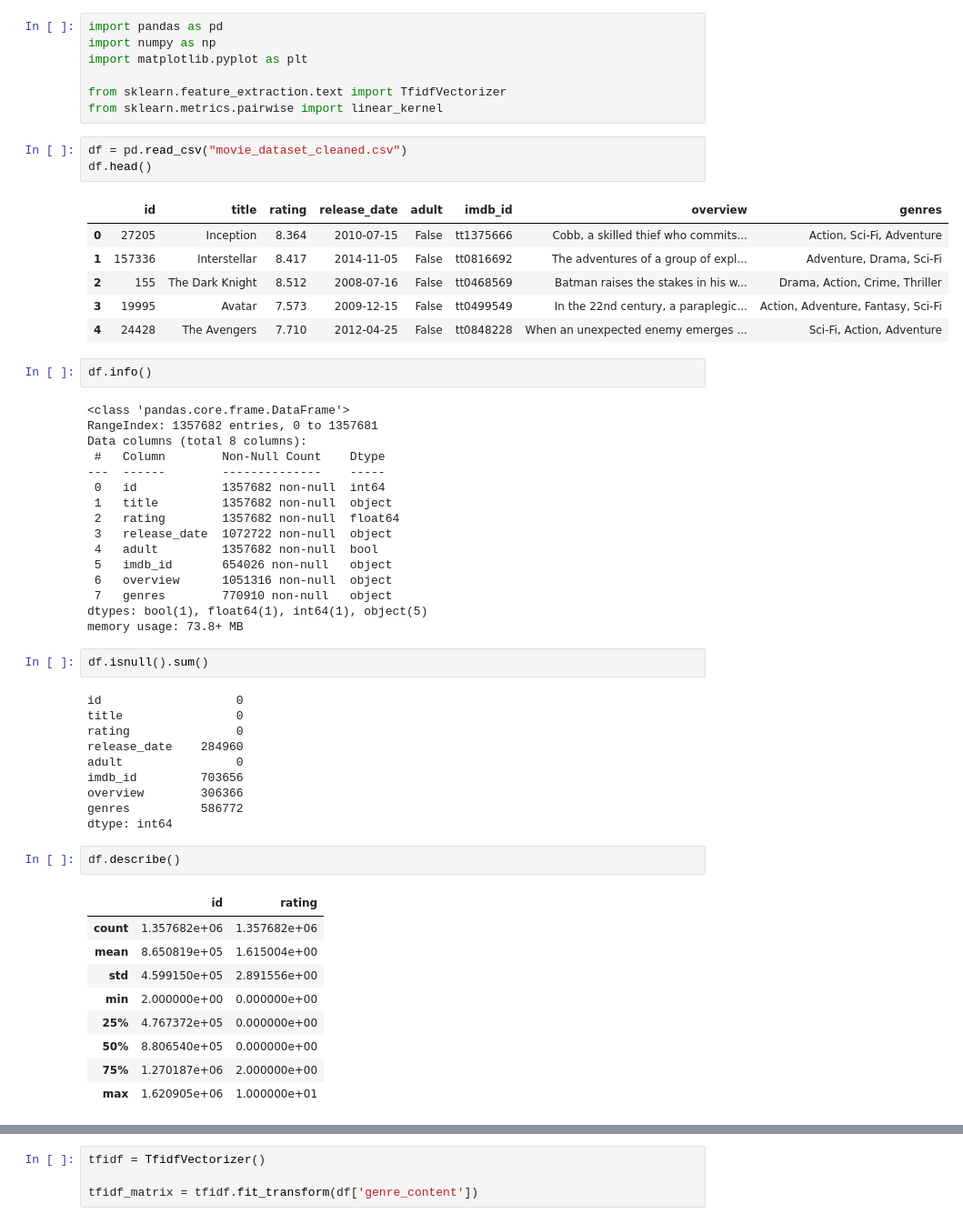
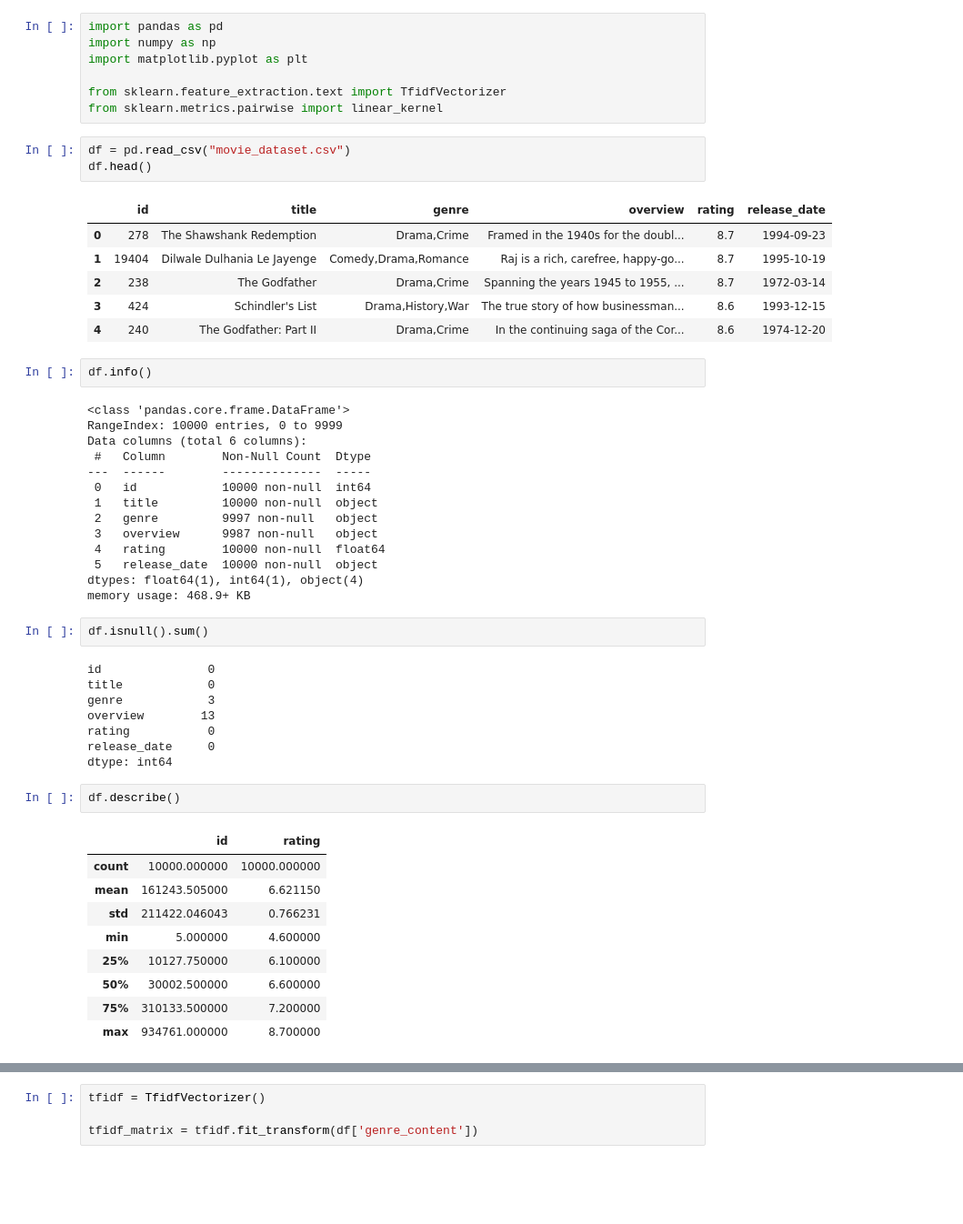
Before and after one commit to SACHIN-S-2004/Movie-Recommendation-System, a Jupyter notebook: movieRecommendation.ipynb, the cells around one changed output, grey strips where cells are left out. Shown at 91% size. Drawn from its saved outputs; the diff is of its cells as text; blank space fills up the shorter version.

```diff
--- a/movieRecommendation.ipynb
+++ b/movieRecommendation.ipynb
@@ -6,55 +6,51 @@ import matplotlib.pyplot as plt
 from sklearn.feature_extraction.text import TfidfVectorizer
 from sklearn.metrics.pairwise import linear_kernel
 # %%
-df = pd.read_csv("movie_dataset_cleaned.csv")
+df = pd.read_csv("movie_dataset.csv")
 df.head()
 # %% [output]
-|  | id | title | rating | release_date | adult | imdb_id | overview | genres |
-| 0 | 27205 | Inception | 8.364 | 2010-07-15 | False | tt1375666 | Cobb, a skilled thief who commits... | Action, Sci-Fi, Adventure |
-| 1 | 157336 | Interstellar | 8.417 | 2014-11-05 | False | tt0816692 | The adventures of a group of expl... | Adventure, Drama, Sci-Fi |
-| 2 | 155 | The Dark Knight | 8.512 | 2008-07-16 | False | tt0468569 | Batman raises the stakes in his w... | Drama, Action, Crime, Thriller |
-| 3 | 19995 | Avatar | 7.573 | 2009-12-15 | False | tt0499549 | In the 22nd century, a paraplegic... | Action, Adventure, Fantasy, Sci-Fi |
-| 4 | 24428 | The Avengers | 7.710 | 2012-04-25 | False | tt0848228 | When an unexpected enemy emerges ... | Sci-Fi, Action, Adventure |
+|  | id | title | genre | overview | rating | release_date |
+| 0 | 278 | The Shawshank Redemption | Drama,Crime | Framed in the 1940s for the doubl... | 8.7 | 1994-09-23 |
+| 1 | 19404 | Dilwale Dulhania Le Jayenge | Comedy,Drama,Romance | Raj is a rich, carefree, happy-go... | 8.7 | 1995-10-19 |
+| 2 | 238 | The Godfather | Drama,Crime | Spanning the years 1945 to 1955, ... | 8.7 | 1972-03-14 |
+| 3 | 424 | Schindler's List | Drama,History,War | The true story of how businessman... | 8.6 | 1993-12-15 |
+| 4 | 240 | The Godfather: Part II | Drama,Crime | In the continuing saga of the Cor... | 8.6 | 1974-12-20 |
 # %%
 df.info()
 # %% [output]
 <class 'pandas.core.frame.DataFrame'>
-RangeIndex: 1357682 entries, 0 to 1357681
-Data columns (total 8 columns):
- #   Column        Non-Null Count    Dtype
----  ------        --------------    -----
- 0   id            1357682 non-null  int64
- 1   title         1357682 non-null  object
- 2   rating        1357682 non-null  float64
- 3   release_date  1072722 non-null  object
- 4   adult         1357682 non-null  bool
- 5   imdb_id       654026 non-null   object
- 6   overview      1051316 non-null  object
- 7   genres        770910 non-null   object
-dtypes: bool(1), float64(1), int64(1), object(5)
-memory usage: 73.8+ MB
+RangeIndex: 10000 entries, 0 to 9999
+Data columns (total 6 columns):
+ #   Column        Non-Null Count  Dtype
+---  ------        --------------  -----
+ 0   id            10000 non-null  int64
+ 1   title         10000 non-null  object
+ 2   genre         9997 non-null   object
+ 3   overview      9987 non-null   object
+ 4   rating        10000 non-null  float64
+ 5   release_date  10000 non-null  object
+dtypes: float64(1), int64(1), object(4)
+memory usage: 468.9+ KB
 # %%
 df.isnull().sum()
 # %% [output]
-id                   0
-title                0
-rating               0
-release_date    284960
-adult                0
-imdb_id         703656
-overview        306366
-genres          586772
+id               0
+title            0
+genre            3
+overview        13
+rating           0
+release_date     0
 dtype: int64
 # %%
 df.describe()
 # %% [output]
 |  | id | rating |
-| count | 1.357682e+06 | 1.357682e+06 |
-| mean | 8.650819e+05 | 1.615004e+00 |
-| std | 4.599150e+05 | 2.891556e+00 |
-| min | 2.000000e+00 | 0.000000e+00 |
-| 25% | 4.767372e+05 | 0.000000e+00 |
-| 50% | 8.806540e+05 | 0.000000e+00 |
-| 75% | 1.270187e+06 | 2.000000e+00 |
-| max | 1.620905e+06 | 1.000000e+01 |
+| count | 10000.000000 | 10000.000000 |
+| mean | 161243.505000 | 6.621150 |
+| std | 211422.046043 | 0.766231 |
+| min | 5.000000 | 4.600000 |
+| 25% | 10127.750000 | 6.100000 |
+| 50% | 30002.500000 | 6.600000 |
+| 75% | 310133.500000 | 7.200000 |
+| max | 934761.000000 | 8.700000 |
 # %%
```
Also changed, not shown: parts of 7 cells of this notebook, 9 other files.
